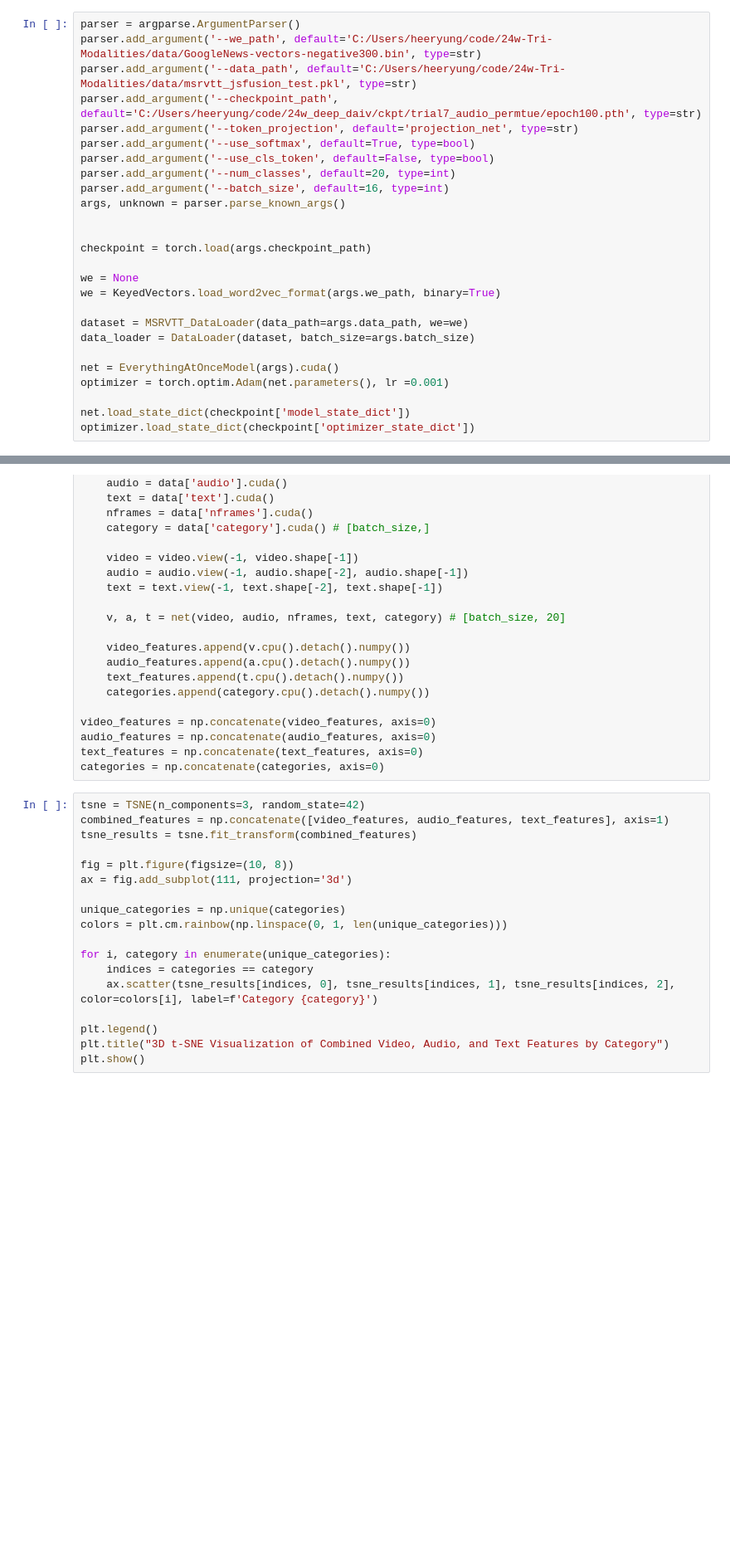
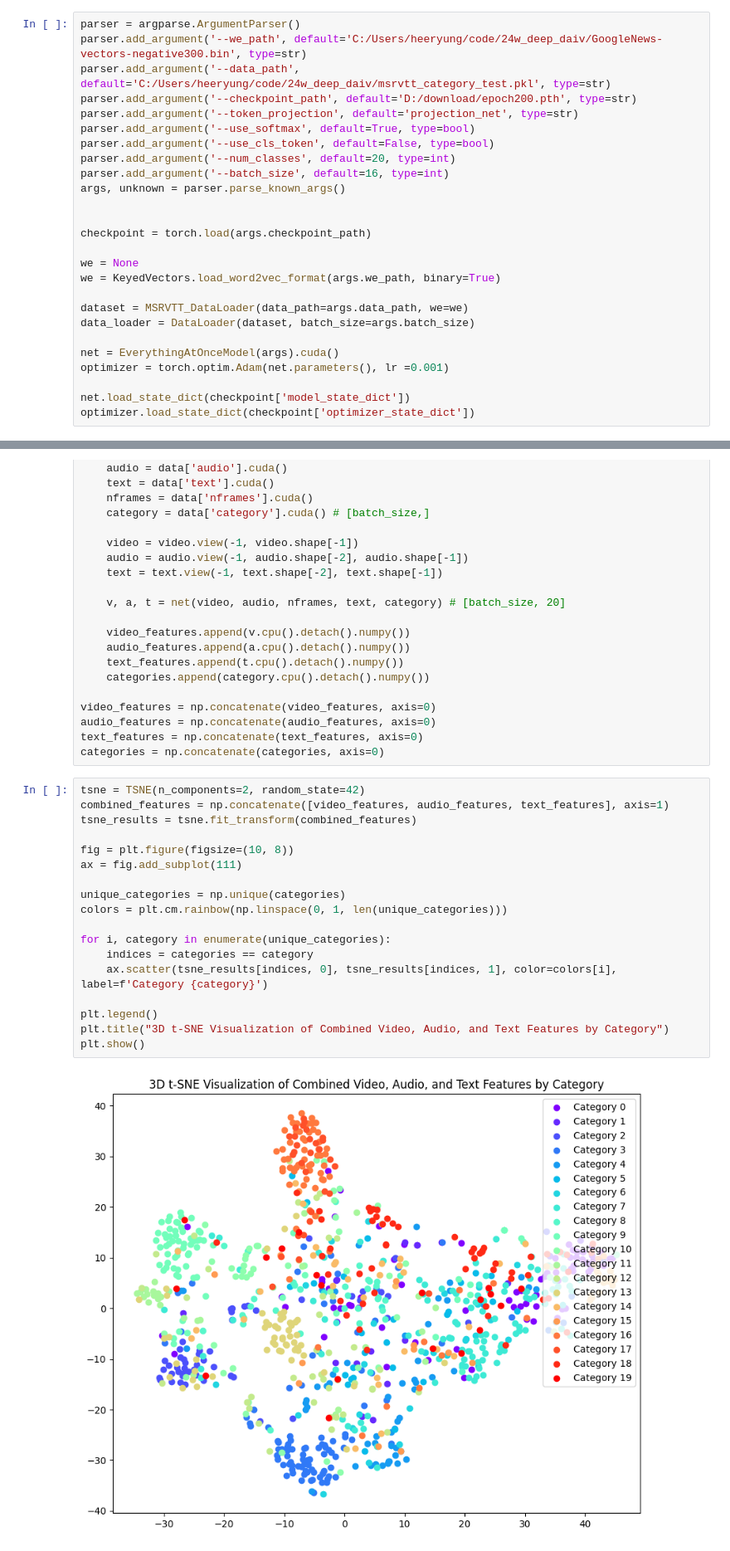
Before and after one commit to deepdaiv-multimodal/24w-Tri-Modalities, a Jupyter notebook: test_tsne.ipynb, the cells around one changed output, grey strips where cells are left out. Shown at 83% size. Cells and saved outputs as stored; diff of their text form; blank space fills up the shorter version.

```diff
--- a/test_tsne.ipynb
+++ b/test_tsne.ipynb
@@ -11,9 +11,9 @@ import matplotlib.pyplot as plt
 import argparse
 # %%
 parser = argparse.ArgumentParser()
-parser.add_argument('--we_path', default='C:/Users/heeryung/code/24w-Tri-Modalities/data/GoogleNews-vectors-negative300.bin', type=str)
-parser.add_argument('--data_path', default='C:/Users/heeryung/code/24w-Tri-Modalities/data/msrvtt_jsfusion_test.pkl', type=str)
-parser.add_argument('--checkpoint_path', default='C:/Users/heeryung/code/24w_deep_daiv/ckpt/trial7_audio_permtue/epoch100.pth', type=str)
+parser.add_argument('--we_path', default='C:/Users/heeryung/code/24w_deep_daiv/GoogleNews-vectors-negative300.bin', type=str)
+parser.add_argument('--data_path', default='C:/Users/heeryung/code/24w_deep_daiv/msrvtt_category_test.pkl', type=str)
+parser.add_argument('--checkpoint_path', default='D:/download/epoch200.pth', type=str)
 parser.add_argument('--token_projection', default='projection_net', type=str)
 parser.add_argument('--use_softmax', default=True, type=bool)
 parser.add_argument('--use_cls_token', default=False, type=bool)
@@ -65,20 +65,22 @@ audio_features = np.concatenate(audio_features, axis=0)
 text_features = np.concatenate(text_features, axis=0)
 categories = np.concatenate(categories, axis=0)
 # %%
-tsne = TSNE(n_components=3, random_state=42)
+tsne = TSNE(n_components=2, random_state=42)
 combined_features = np.concatenate([video_features, audio_features, text_features], axis=1)
 tsne_results = tsne.fit_transform(combined_features)
 
 fig = plt.figure(figsize=(10, 8))
-ax = fig.add_subplot(111, projection='3d')
+ax = fig.add_subplot(111)
 
 unique_categories = np.unique(categories)
 colors = plt.cm.rainbow(np.linspace(0, 1, len(unique_categories)))
 
 for i, category in enumerate(unique_categories):
     indices = categories == category
-    ax.scatter(tsne_results[indices, 0], tsne_results[indices, 1], tsne_results[indices, 2], color=colors[i], label=f'Category {category}')
+    ax.scatter(tsne_results[indices, 0], tsne_results[indices, 1], color=colors[i], label=f'Category {category}')
 
 plt.legend()
 plt.title("3D t-SNE Visualization of Combined Video, Audio, and Text Features by Category")
 plt.show()
+# %% [output]
+[figure, added]
```
Also changed, not shown: parts of 5 cells of this notebook, 9 other files.
